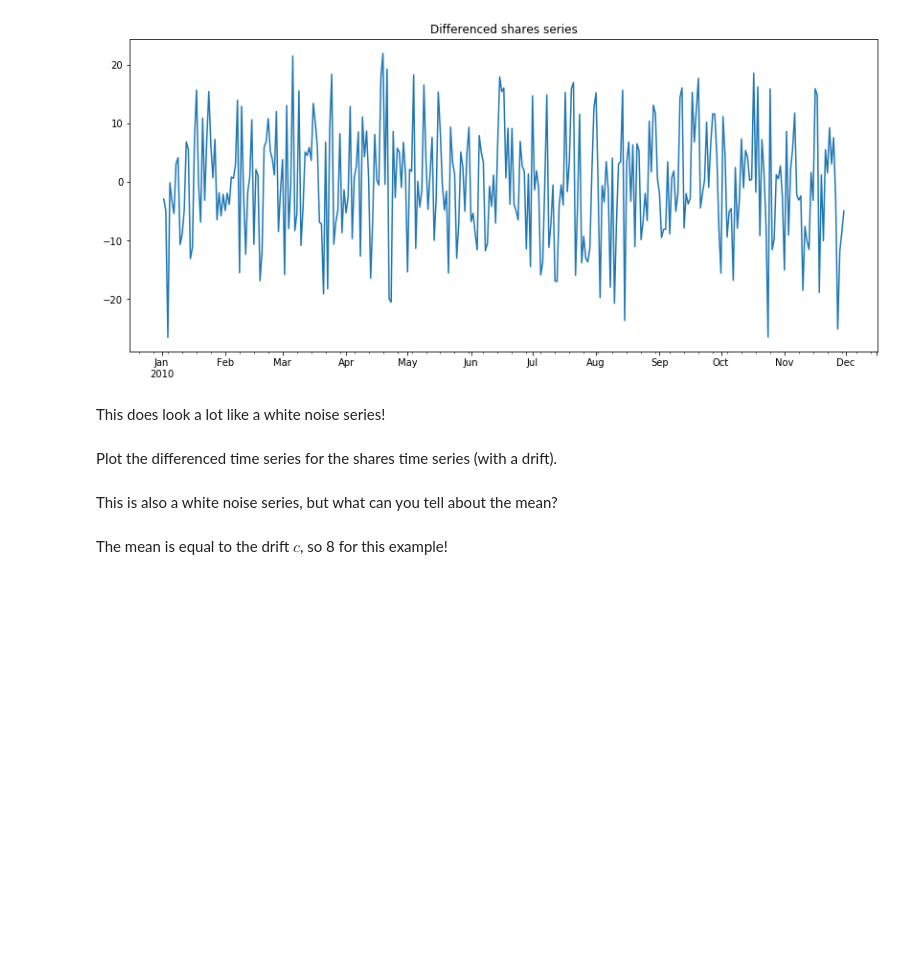
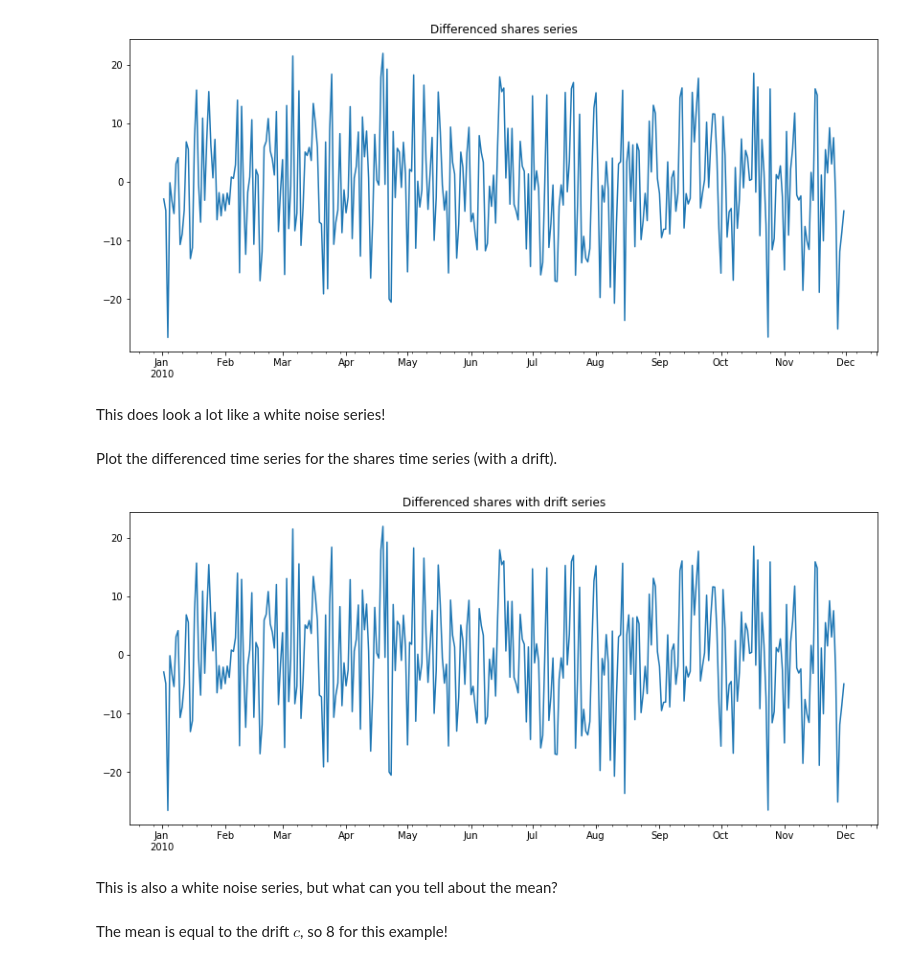
Before and after one commit to tzulungs/dsc-3-26-03-basic-time-series-models-lab-nyc-ds-career-012819, a Jupyter notebook: index.ipynb, the cells around one changed output. Saved outputs shown, nothing was run; the diff lists cells and outputs as text; code cells hidden in the pictures; blank space fills up the shorter version.

```diff
--- a/index.ipynb
+++ b/index.ipynb
@@ -220,8 +220,10 @@ Plot the differenced time series for the shares time series (with a drift).
 # %%
 shareprice_drift_diff=shareprice_drift.diff()
 shareprice_diff.plot(figsize=(14,6))
-plt.title('Differenced shares with  series')
+plt.title('Differenced shares with drift series')
 plt.show()
+# %% [output]
+[figure, added]
 # %% [markdown]
 This is also a white noise series, but what can you tell about the mean?
 # %% [markdown]
```
